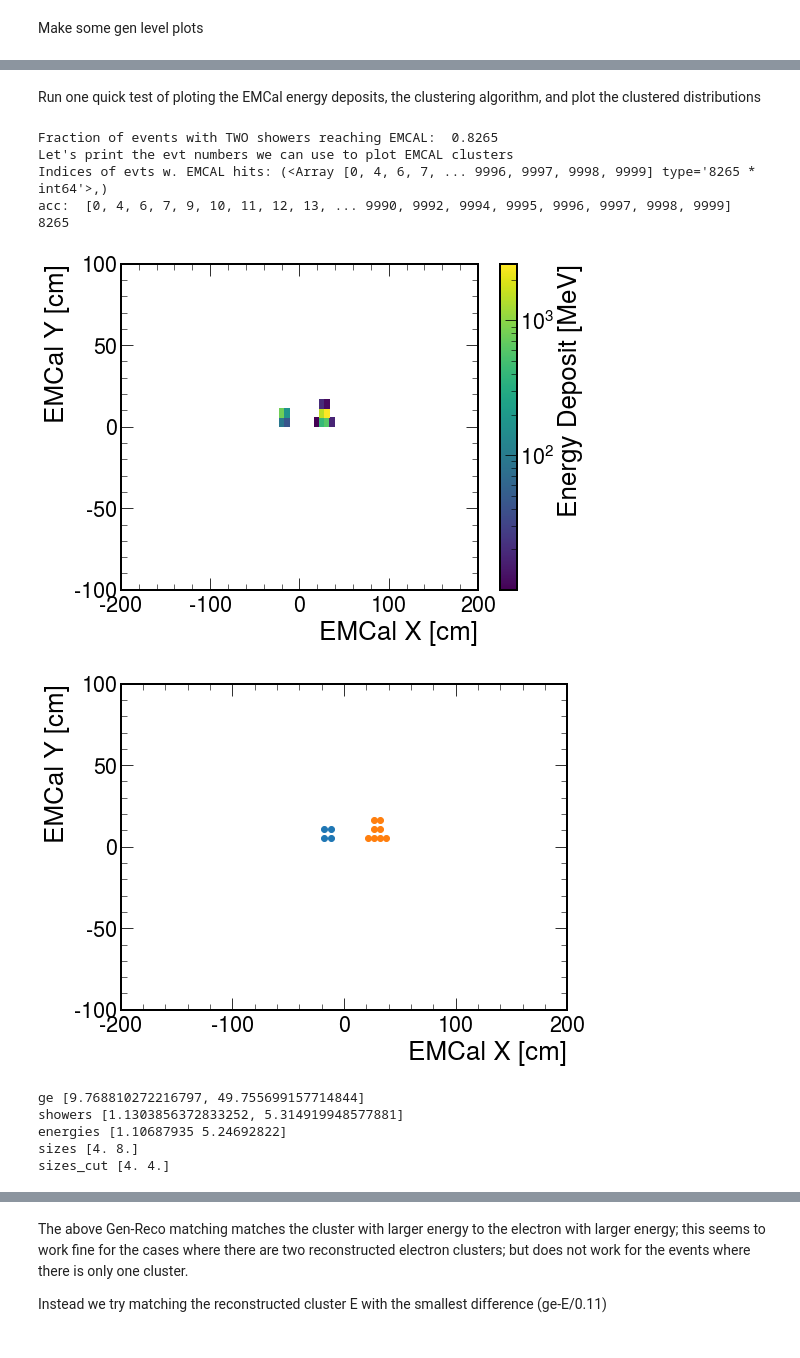
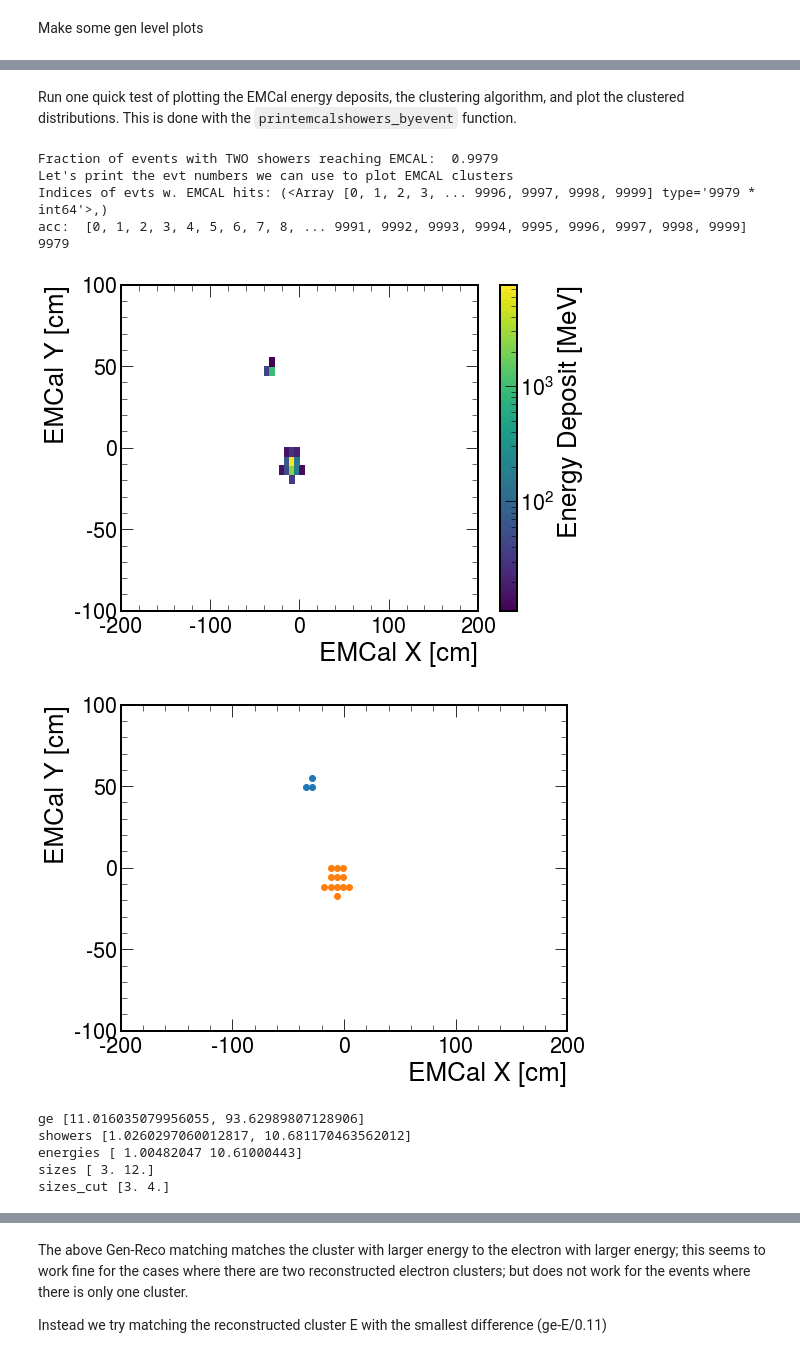
Before and after one commit to DarkQuest-FNAL/DarkQuest, a Jupyter notebook: e1039-analysis/python/EMCALClusters_v2.ipynb, the cells around one changed output, grey strips where cells are left out. Cells and saved outputs as stored; diff of their text form; code cells hidden in the pictures.

```diff
--- a/e1039-analysis/python/EMCALClusters_v2.ipynb
+++ b/e1039-analysis/python/EMCALClusters_v2.ipynb
@@ -304,7 +304,7 @@ def ClusterEvent(ifile, evtNum, algo=0, makePlot=False, emin=0.0005):
 
     if ak.size(emcal_x)==0:
         print("For EvtNum {}, no EMCAL SimHits passing the selection. Skip clustering, return 0 clustered energy and 0 clustered size".format(evtNum))
-        return ge, showers, [0],[0]
+        return ge, showers, [0],[0],[0]
 
     clustering = EMClustering(emcal_x, emcal_y, emcal_edep, ge, ifile, evtNum)
     #clustering.plotCount()
@@ -411,31 +411,29 @@ to_numpy [16.389006  5.21527   5.777927 ...  1.523373  5.041564  8.879922]
 # %% [markdown]
-Run one quick test of ploting the EMCal energy deposits, the clustering algorithm, and plot the clustered distributions
+Run one quick test of plotting the EMCal energy deposits, the clustering algorithm, and plot the clustered distributions.
+This is done with the `printemcalshowers_byevent` function.
 # %%
-#ifileBrem = "/seaquest/users/cmantill/DarkQuest/e1039-analysis/SimHits/macro/simeval_electrons_emcal/sim_eval_Brem_0.033428_z500_600_eps_-6.root"
-ifileBrem = "/seaquest/users/cmantill/DarkQuest/e1039-analysis/SimHits/macro/simeval_electrons_emcal/sim_eval_Brem_1.356670_z500_600_eps_-6.root"
-ifileBrem = "/seaquest/users/cmantill/DarkQuest/e1039-analysis/SimHits/macro/simana_electrons/Brem_0.056739_z500_600_eps_-6.root"
-ifileEta = "/seaquest/users/cmantill/DarkQuest/e1039-analysis/SimHits/macro/simeval_electrons_emcal/sim_eval_Eta_0.289880_z500_600_eps_-6.root"
-ifileEta = "/seaquest/users/cmantill/DarkQuest/e1039-analysis/SimHits/macro/simana_electrons/Eta_0.289880_z500_600_eps_-6.root"
+ifileBrem = "data/simana_electrons_Feb23/Brem_1.356670_z500_600_eps_-6.root"
+
 # this prints the evt numbers w two emcal showers and returns basic acceptance
-acc = printemcalshowers_byevent(ifileEta)
+acc = printemcalshowers_byevent(ifileBrem)
 print("acc: ", acc, len(acc))
 
 ge, showers, energies, sizes, sizes_cut = ClusterEvent(ifileBrem,30, algo=0, makePlot=True,emin=0.01)
 print("ge", ge)
 print("showers", showers)
 print("energies", energies)
 print("sizes", sizes)
 print("sizes_cut", sizes_cut)
 # %% [output]
-Fraction of events with TWO showers reaching EMCAL:  0.8265
+Fraction of events with TWO showers reaching EMCAL:  0.9979
 Let's print the evt numbers we can use to plot EMCAL clusters
-Indices of evts w. EMCAL hits: (<Array [0, 4, 6, 7, ... 9996, 9997, 9998, 9999] type='8265 * int64'>,)
-acc:  [0, 4, 6, 7, 9, 10, 11, 12, 13, ... 9990, 9992, 9994, 9995, 9996, 9997, 9998, 9999] 8265
+Indices of evts w. EMCAL hits: (<Array [0, 1, 2, 3, ... 9996, 9997, 9998, 9999] type='9979 * int64'>,)
+acc:  [0, 1, 2, 3, 4, 5, 6, 7, 8, ... 9991, 9992, 9993, 9994, 9995, 9996, 9997, 9998, 9999] 9979
-[figure, old version]
+[figure, new version]
-[figure, old version]
+[figure, new version]
-ge [9.768810272216797, 49.755699157714844]
-showers [1.1303856372833252, 5.314919948577881]
-energies [1.10687935 5.24692822]
-sizes [4. 8.]
-sizes_cut [4. 4.]
+ge [11.016035079956055, 93.62989807128906]
+showers [1.0260297060012817, 10.681170463562012]
+energies [ 1.00482047 10.61000443]
+sizes [ 3. 12.]
+sizes_cut [3. 4.]
 # %% [markdown]
```
Also changed, not shown: parts of 27 cells of this notebook.
